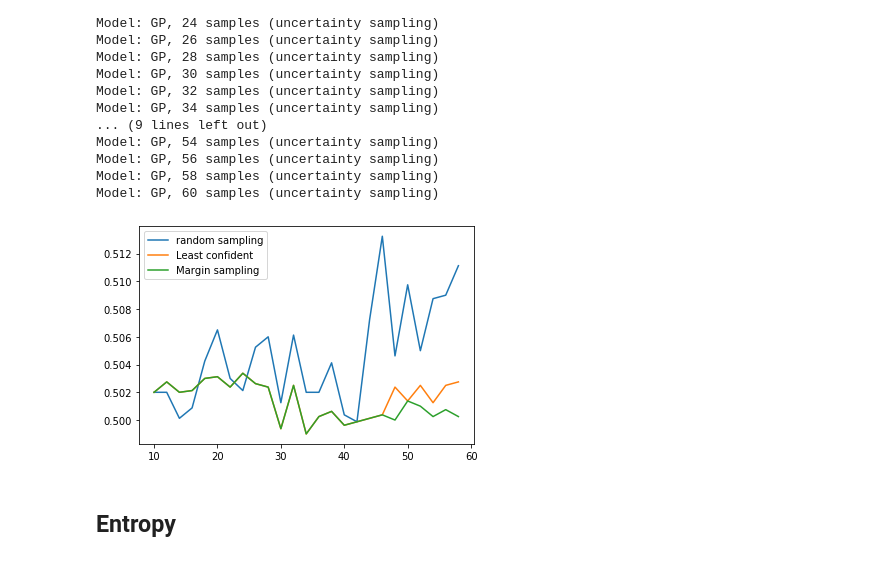
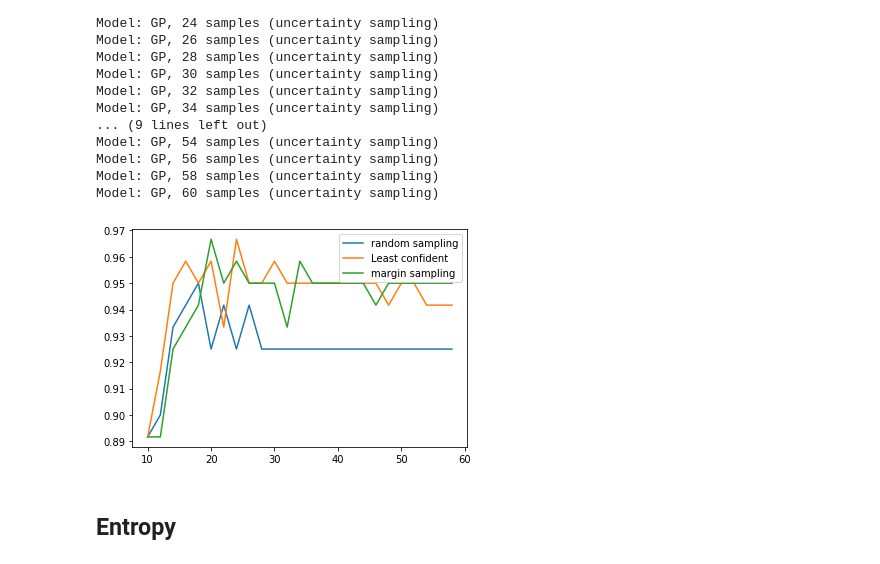
Before and after one commit to sorenmulli/active_learning_cases, a Jupyter notebook: src/ActiveLearning.ipynb, the cells around one changed output. Cells and saved outputs as stored; diff of their text form; code cells hidden in the pictures.

Commit message:
Entropyyy og dummy data

```diff
--- a/src/ActiveLearning.ipynb
+++ b/src/ActiveLearning.ipynb
@@ -8,9 +8,14 @@ import matplotlib.pyplot as plt
 import urllib.request
 import os, sys
 from sklearn.gaussian_process import GaussianProcessClassifier
-from sklearn.datasets import make_friedman2
+# Load dummy data
+from sklearn.datasets import load_iris
 
-N = 10000
-X = np.random.rand(N,6)
-print(X.shape)
-y = np.random.randint(2, size = N)
+np.random.seed(1) # random seed to ensure same results but feel free to change
+
+# Generate dummy data and make more than one class appear in the train set
+X, y = load_iris(return_X_y=True)
+N = len(X)
+p = np.random.permutation(len(X))
+X = X[p]
+y = y[p]
@@ -162,11 +162,11 @@ Model: GP, 60 samples (uncertainty sampling)
 # %%
 #Plot learning curve
 plt.plot(*tuple(np.array(testacc).T));
 plt.plot(*tuple(np.array(testacc_al_LC).T));
 plt.plot(*tuple(np.array(testacc_al_M).T));
-plt.legend(('random sampling','Least confident', 'Margin sampling'));
+plt.legend(('random sampling','Least confident', 'margin sampling'));
 # %% [output]
-[figure, old version]
+[figure, new version]
 # %% [markdown]
 ## Entropy
 # %%
```
Also changed, not shown: parts of 9 cells of this notebook.
